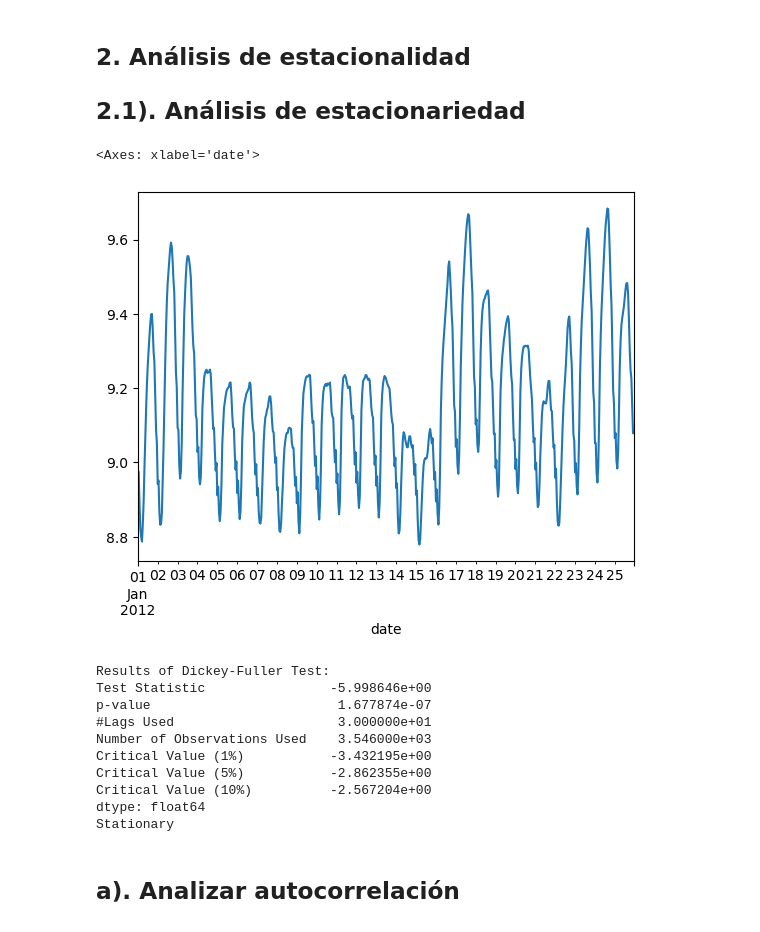
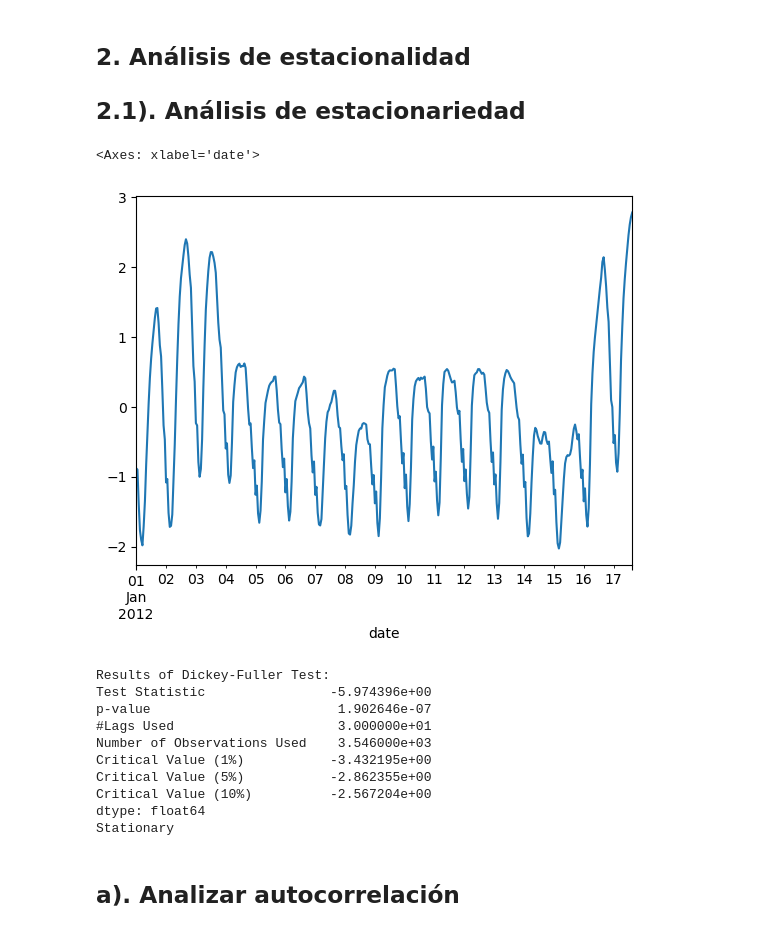
Before and after one commit to Pepe-Chuy/MPST-2025-I, a Jupyter notebook: TEMA-1/Clase7_AnalisisProblemaPractico 2.ipynb, the cells around one changed output. Saved outputs shown, nothing was run; the diff lists cells and outputs as text; code cells hidden in the pictures.

```diff
--- a/TEMA-1/Clase7_AnalisisProblemaPractico 2.ipynb
+++ b/TEMA-1/Clase7_AnalisisProblemaPractico 2.ipynb
@@ -319,19 +319,21 @@ plt.tight_layout()
 ## 2.1). Análisis de estacionariedad
 # %%
 # Decidir cuál serie de tiempo tomar para el análisis
-col_analisis = 'log'
+col_analisis = 'box_cox'
 seasonality_data = timeseries[col_analisis]
 # %%
 # Gráficar la serie de tiempo
+seasonality_data[:400].plot()
 # %% [output]
 <Axes: xlabel='date'>
-[figure, old version]
+[figure, new version]
 # %%
 # Análisis de estacionariedad
+adf_test(seasonality_data)
 # %% [output]
 Results of Dickey-Fuller Test:
-Test Statistic                -5.998646e+00
-p-value                        1.677874e-07
+Test Statistic                -5.974396e+00
+p-value                        1.902646e-07
 #Lags Used                     3.000000e+01
 Number of Observations Used    3.546000e+03
 Critical Value (1%)           -3.432195e+00
```
Also changed, not shown: parts of 28 cells of this notebook, 1 other file.
